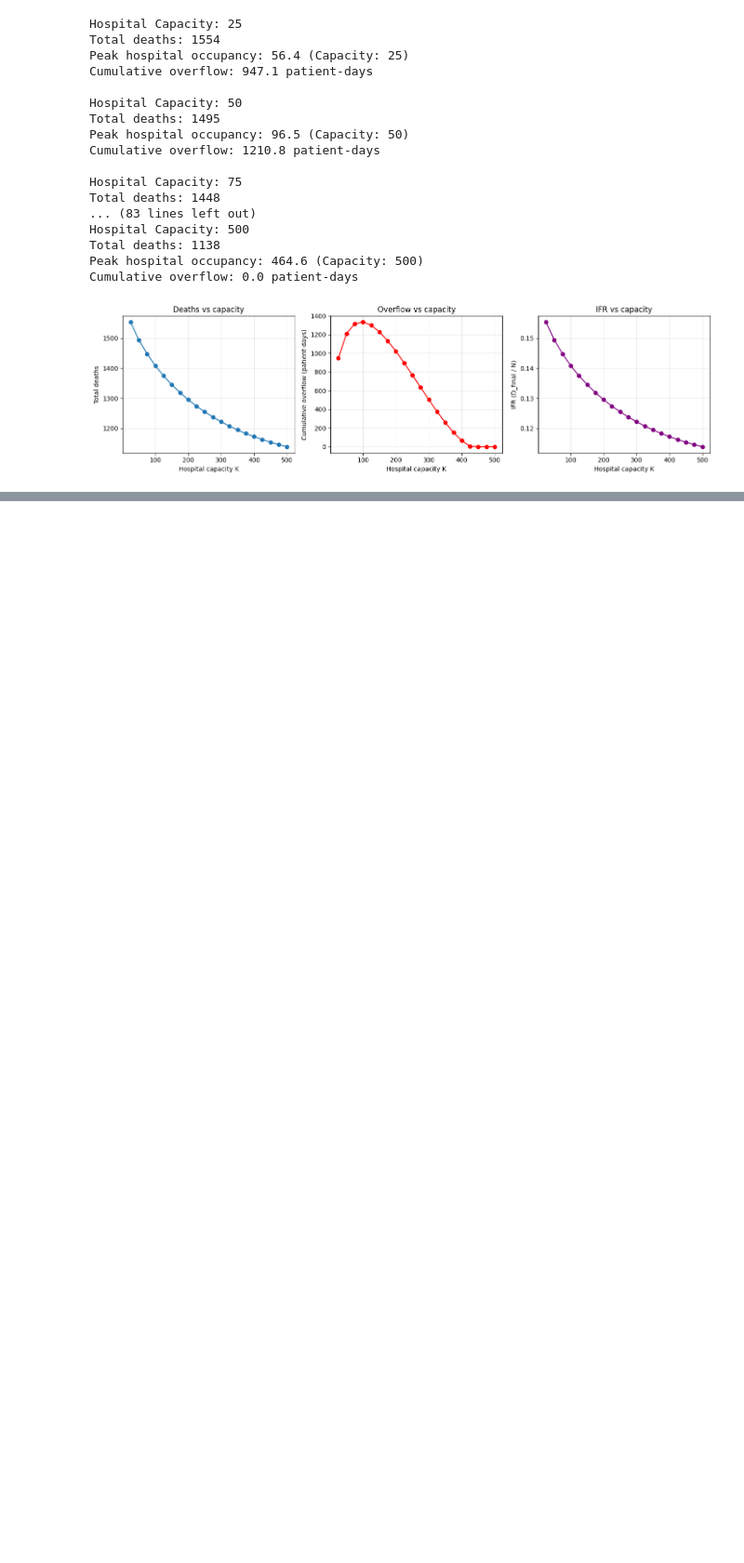
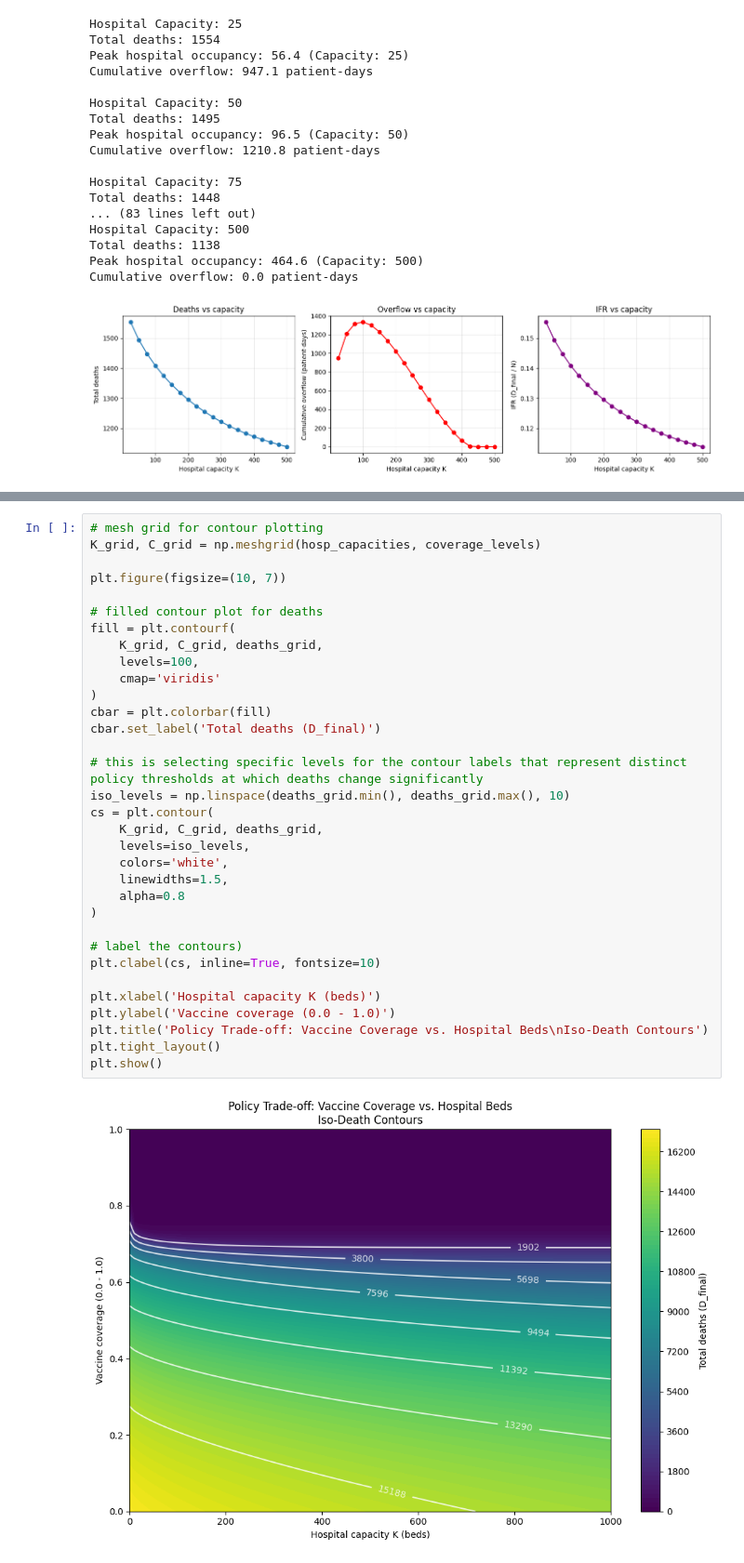
Before and after one commit to JasonHunter95/hospital-model, a Jupyter notebook: hospital.ipynb, the cells around one changed output, grey strips where cells are left out. Shown at 93% size. Cells and saved outputs as stored; diff of their text form; blank space fills up the shorter version.

```diff
--- a/hospital.ipynb
+++ b/hospital.ipynb
@@ -464,0 +340,35 @@ Cumulative overflow: 0.0 patient-days
+# %%
+# mesh grid for contour plotting
+K_grid, C_grid = np.meshgrid(hosp_capacities, coverage_levels)
+
+plt.figure(figsize=(10, 7))
+
+# filled contour plot for deaths
+fill = plt.contourf(
+    K_grid, C_grid, deaths_grid,
+    levels=100,
+    cmap='viridis'
+)
+cbar = plt.colorbar(fill)
+cbar.set_label('Total deaths (D_final)')
+
+# this is selecting specific levels for the contour labels that represent distinct policy thresholds at which deaths change significantly
+iso_levels = np.linspace(deaths_grid.min(), deaths_grid.max(), 10)
+cs = plt.contour(
+    K_grid, C_grid, deaths_grid,
+    levels=iso_levels,
+    colors='white',
+    linewidths=1.5,
+    alpha=0.8
+)
+
+# label the contours)
+plt.clabel(cs, inline=True, fontsize=10)
+
+plt.xlabel('Hospital capacity K (beds)')
+plt.ylabel('Vaccine coverage (0.0 - 1.0)')
+plt.title('Policy Trade-off: Vaccine Coverage vs. Hospital Beds\nIso-Death Contours')
+plt.tight_layout()
+plt.show()
+# %% [output]
+[figure, added]
```
Also changed, not shown: parts of 40 cells of this notebook, 5 other files.
